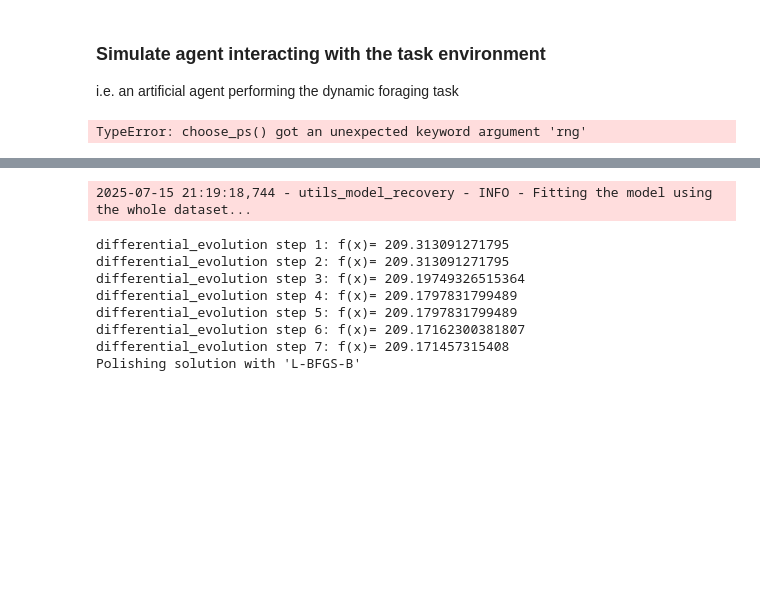
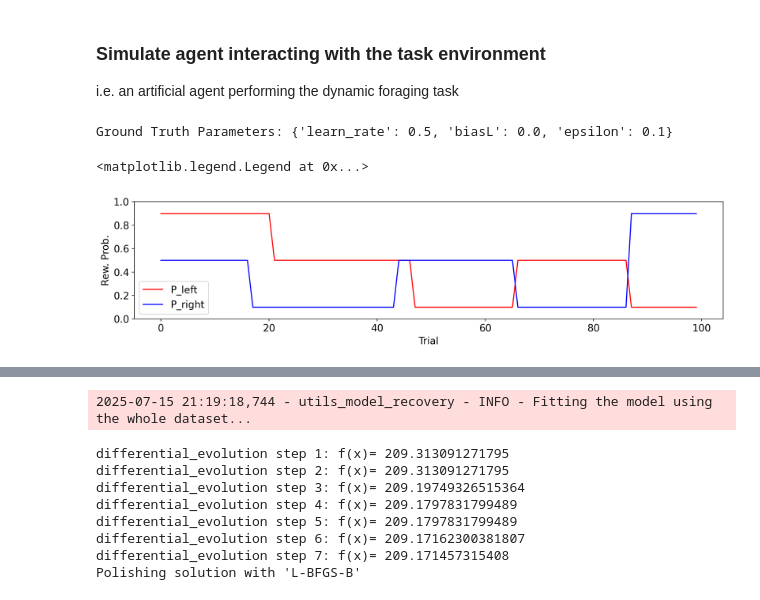
Before and after one commit to AllenSWDB/SWDB_2025_Dynamical_Systems, a Jupyter notebook: code/test_shuchen.ipynb, the cells around one changed output, grey strips where cells are left out. Drawn from its saved outputs; the diff is of its cells as text; code cells hidden in the pictures; blank space fills up the shorter version.

Commit message:
added plot function explantion

```diff
--- a/code/test_shuchen.ipynb
+++ b/code/test_shuchen.ipynb
@@ -424,4 +437,4 @@ The `UncoupledBlockTask` is a wrapped environment where reward probabilities for
 
 </details>
 # %%
-task = UncoupledBlockTask(reward_baiting=True, num_trials=1000, seed=42)
+task = UncoupledBlockTask(reward_baiting=True, num_trials=100, seed=42)
@@ -499,19 +519,27 @@ i.e. an artificial agent performing the dynamic foraging task
 # %%
 # Run the model
 forager.perform(task)
-
-# Capture the results
-ground_truth_params = forager.params.model_dump()
-ground_truth_choice_prob = forager.choice_prob
-ground_truth_q_value = forager.q_value
-
-# Get the history
-print(ground_truth_params)
-
-choice_history = forager.get_choice_history()
-reward_history = forager.get_reward_history()
-
-# Plot the session results
-fig, axes = forager.plot_session(if_plot_latent=True)
-# %% [output]
-TypeError: choose_ps() got an unexpected keyword argument 'rng'
+# %%
+# Capture the results
+ground_truth_params = forager.params.model_dump()
+ground_truth_choice_prob = forager.choice_prob
+ground_truth_q_value = forager.q_value
+print("Ground Truth Parameters:", ground_truth_params)
+# Get the history
+choice_history = forager.get_choice_history() # 0: Left, 1: Right
+reward_history = forager.get_reward_history() # 0: Unrewarded, 1: Rewarded
+p_reward = forager.task.get_p_reward() # row 0: Left, row 1: Right
+# %% [output]
+Ground Truth Parameters: {'learn_rate': 0.5, 'biasL': 0.0, 'epsilon': 0.1}
+# %%
+# Simulate reward probabilities on the left and right portals
+fig, ax = plt.subplots(1, 1, figsize=(15, 3), dpi=200)
+ax.plot(task.get_p_reward()[0], label='P_left', color='red')
+ax.plot(task.get_p_reward()[1], label='P_right', color='blue')
+ax.set_ylim(0, 1)
+ax.set_xlabel('Trial')
+ax.set_ylabel('Rew. Prob.')
+ax.legend()
+# %% [output]
+<matplotlib.legend.Legend at 0x...>
+[figure, added]
```
Also changed, not shown: parts of 18 cells of this notebook, 1 other file.
